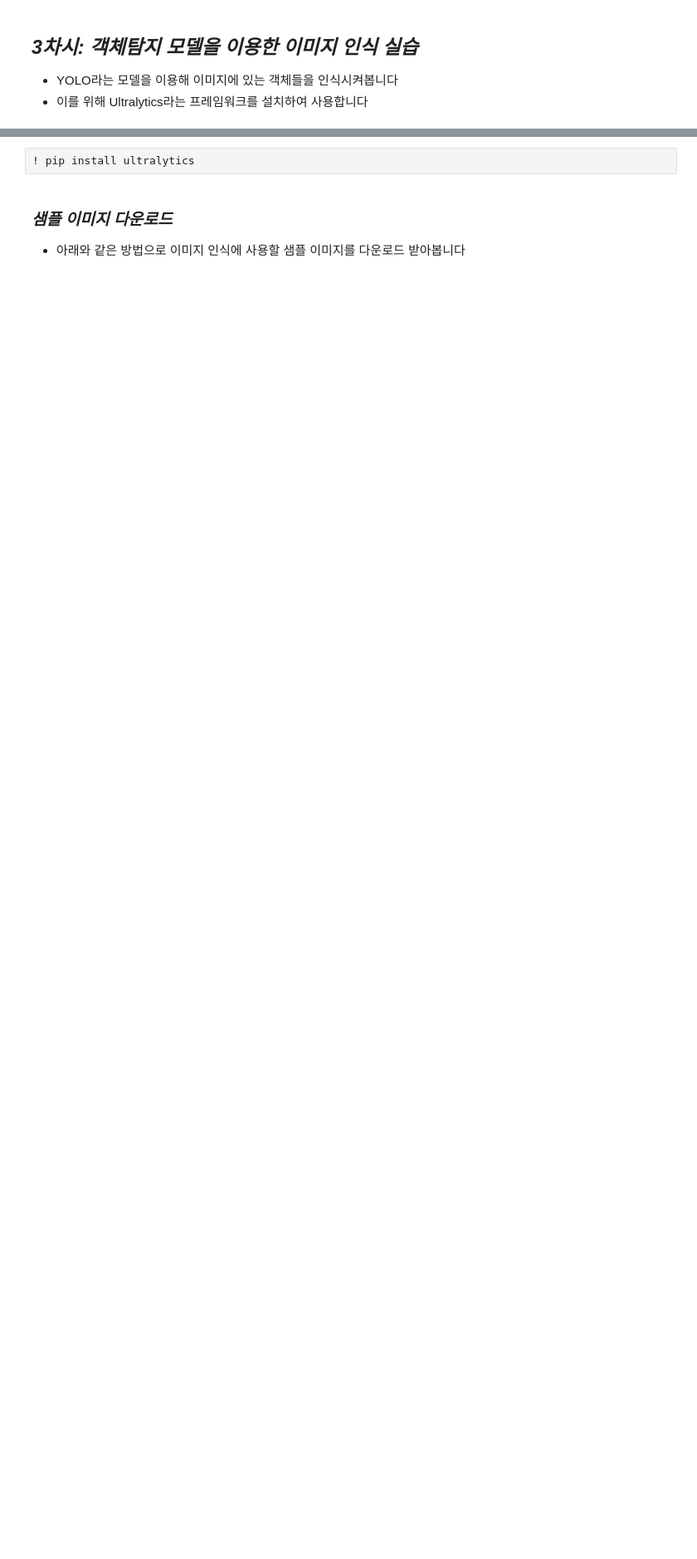
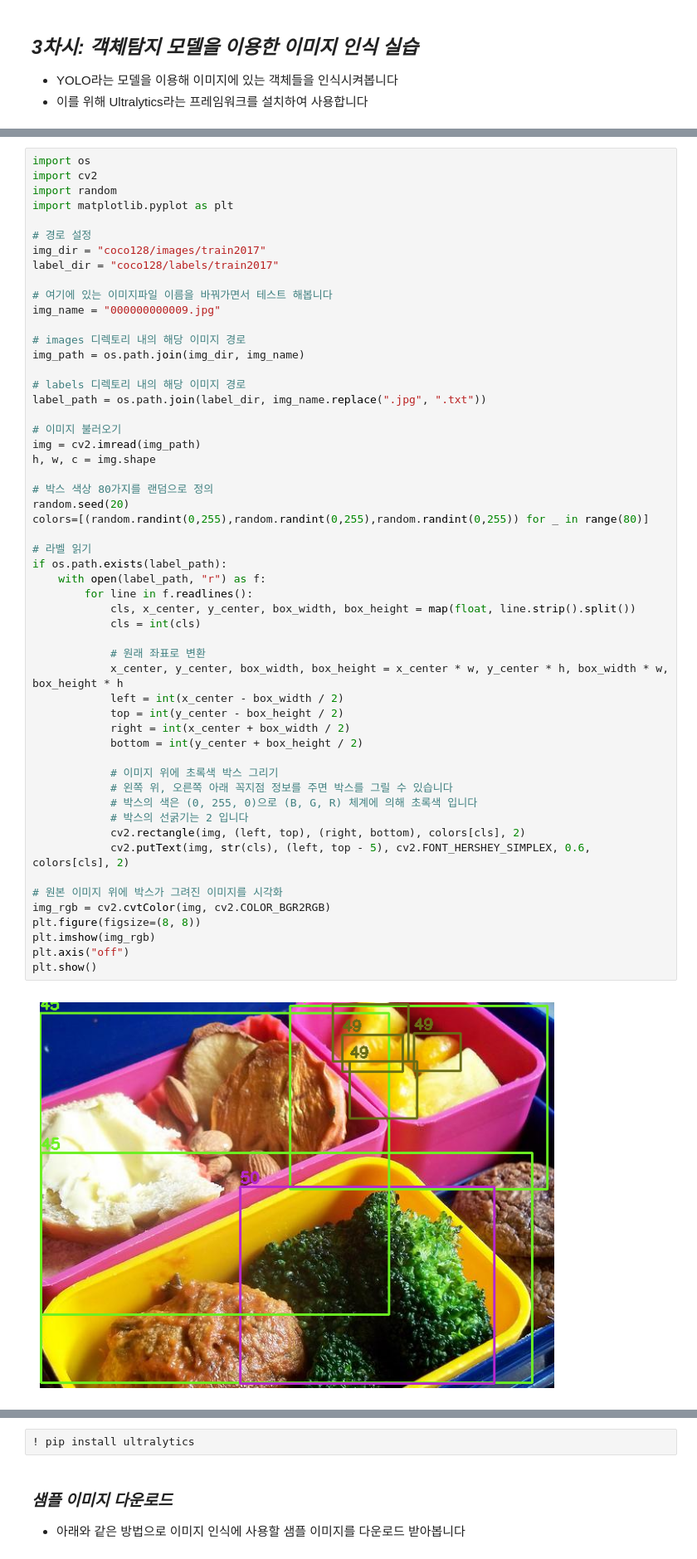
Before and after one commit to suriseven/image_tutorial, a Jupyter notebook: chap03/chap03.ipynb, the cells around one changed output, grey strips where cells are left out. Shown at 83% size. Saved outputs shown, nothing was run; the diff lists cells and outputs as text; blank space fills up the shorter version.

```diff
--- a/chap03/chap03.ipynb
+++ b/chap03/chap03.ipynb
@@ -4,0 +58,56 @@
+# %%
+import os
+import cv2
+import random
+import matplotlib.pyplot as plt
+
+# 경로 설정
+img_dir = "coco128/images/train2017"
+label_dir = "coco128/labels/train2017"
+
+# 여기에 있는 이미지파일 이름을 바꿔가면서 테스트 해봅니다
+img_name = "000000000009.jpg"
+
+# images 디렉토리 내의 해당 이미지 경로
+img_path = os.path.join(img_dir, img_name)
+
+# labels 디렉토리 내의 해당 이미지 경로
+label_path = os.path.join(label_dir, img_name.replace(".jpg", ".txt"))
+
+# 이미지 불러오기
+img = cv2.imread(img_path)
+h, w, c = img.shape
+
+# 박스 색상 80가지를 랜덤으로 정의
+random.seed(20)
+colors=[(random.randint(0,255),random.randint(0,255),random.randint(0,255)) for _ in range(80)]
+
+# 라벨 읽기
+if os.path.exists(label_path):
+    with open(label_path, "r") as f:
+        for line in f.readlines():
+            cls, x_center, y_center, box_width, box_height = map(float, line.strip().split())
+            cls = int(cls)
+
+            # 원래 좌표로 변환
+            x_center, y_center, box_width, box_height = x_center * w, y_center * h, box_width * w, box_height * h
+            left = int(x_center - box_width / 2)
+            top = int(y_center - box_height / 2)
+            right = int(x_center + box_width / 2)
+            bottom = int(y_center + box_height / 2)
+
+            # 이미지 위에 초록색 박스 그리기
+            # 왼쪽 위, 오른쪽 아래 꼭지점 정보를 주면 박스를 그릴 수 있습니다
+            # 박스의 색은 (0, 255, 0)으로 (B, G, R) 체계에 의해 초록색 입니다
+            # 박스의 선굵기는 2 입니다
+            cv2.rectangle(img, (left, top), (right, bottom), colors[cls], 2)
+            cv2.putText(img, str(cls), (left, top - 5), cv2.FONT_HERSHEY_SIMPLEX, 0.6, colors[cls], 2)
+
+# 원본 이미지 위에 박스가 그려진 이미지를 시각화
+img_rgb = cv2.cvtColor(img, cv2.COLOR_BGR2RGB)
+plt.figure(figsize=(8, 8))
+plt.imshow(img_rgb)
+plt.axis("off")
+plt.show()
+# %% [output]
+[figure, added]
```
Also changed, not shown: parts of 7 cells of this notebook.
